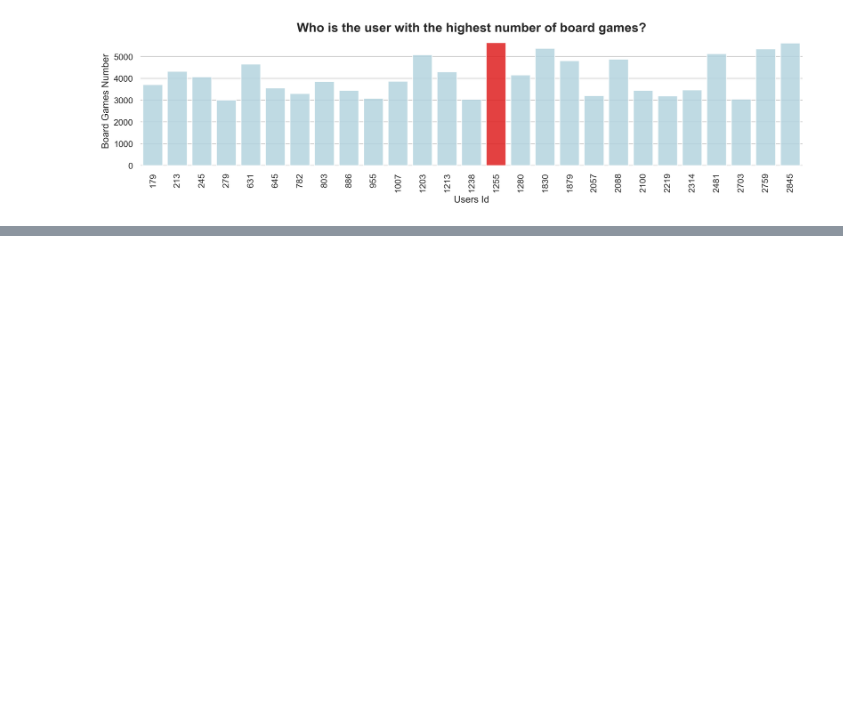
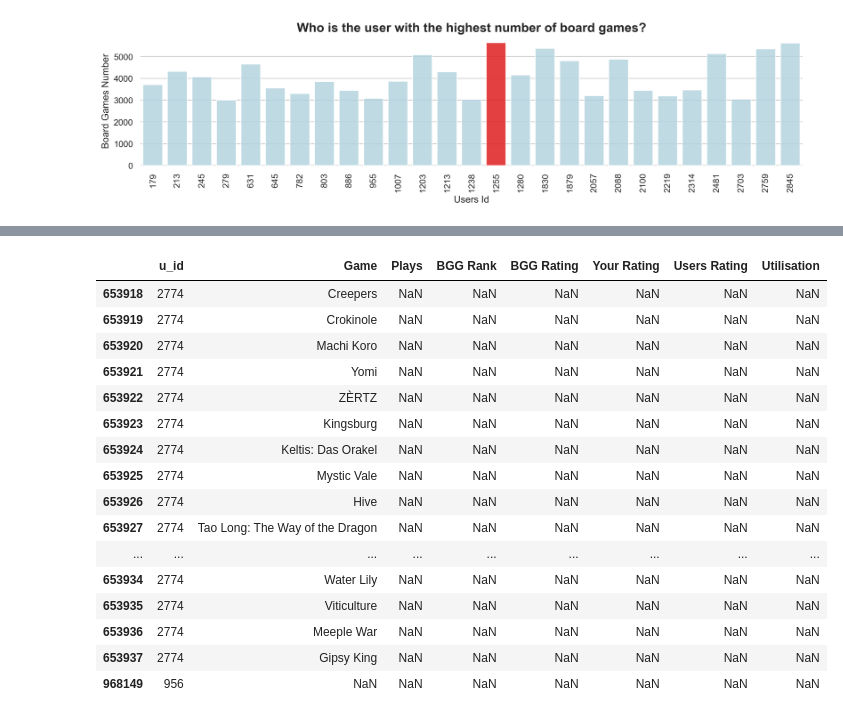
Before and after one commit to LourdesRodriguez/recommender_system, a Jupyter notebook: 2_Data_Understanding.ipynb, the cells around one changed output, grey strips where cells are left out. Cells and saved outputs as stored; diff of their text form; code cells hidden in the pictures; blank space fills up the shorter version.

```diff
--- a/2_Data_Understanding.ipynb
+++ b/2_Data_Understanding.ipynb
@@ -710,0 +446,20 @@ plt.show();
+# %%
+users[users['Plays'].isnull()]
+# %% [output]
+|  | u_id | Game | Plays | BGG Rank | BGG Rating | Your Rating | Users Rating | Utilisation |
+| 653918 | 2774 | Creepers | NaN | NaN | NaN | NaN | NaN | NaN |
+| 653919 | 2774 | Crokinole | NaN | NaN | NaN | NaN | NaN | NaN |
+| 653920 | 2774 | Machi Koro | NaN | NaN | NaN | NaN | NaN | NaN |
+| 653921 | 2774 | Yomi | NaN | NaN | NaN | NaN | NaN | NaN |
+| 653922 | 2774 | ZÈRTZ | NaN | NaN | NaN | NaN | NaN | NaN |
+| 653923 | 2774 | Kingsburg | NaN | NaN | NaN | NaN | NaN | NaN |
+| 653924 | 2774 | Keltis: Das Orakel | NaN | NaN | NaN | NaN | NaN | NaN |
+| 653925 | 2774 | Mystic Vale | NaN | NaN | NaN | NaN | NaN | NaN |
+| 653926 | 2774 | Hive | NaN | NaN | NaN | NaN | NaN | NaN |
+| 653927 | 2774 | Tao Long: The Way of the Dragon | NaN | NaN | NaN | NaN | NaN | NaN |
+| ... | ... | ... | ... | ... | ... | ... | ... | ... |
+| 653934 | 2774 | Water Lily | NaN | NaN | NaN | NaN | NaN | NaN |
+| 653935 | 2774 | Viticulture | NaN | NaN | NaN | NaN | NaN | NaN |
+| 653936 | 2774 | Meeple War | NaN | NaN | NaN | NaN | NaN | NaN |
+| 653937 | 2774 | Gipsy King | NaN | NaN | NaN | NaN | NaN | NaN |
+| 968149 | 956 | NaN | NaN | NaN | NaN | NaN | NaN | NaN |
```
Also changed, not shown: parts of 40 cells of this notebook.
